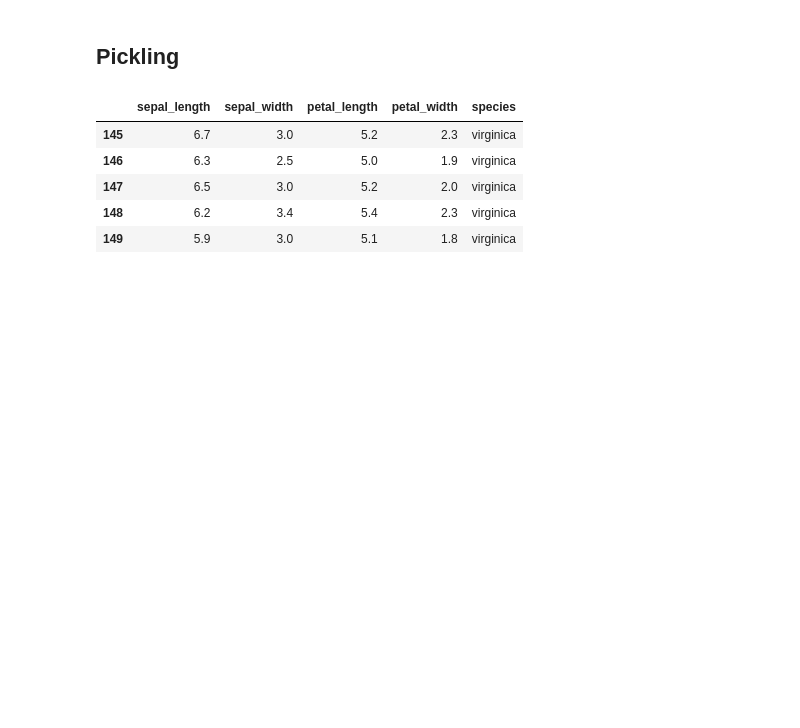
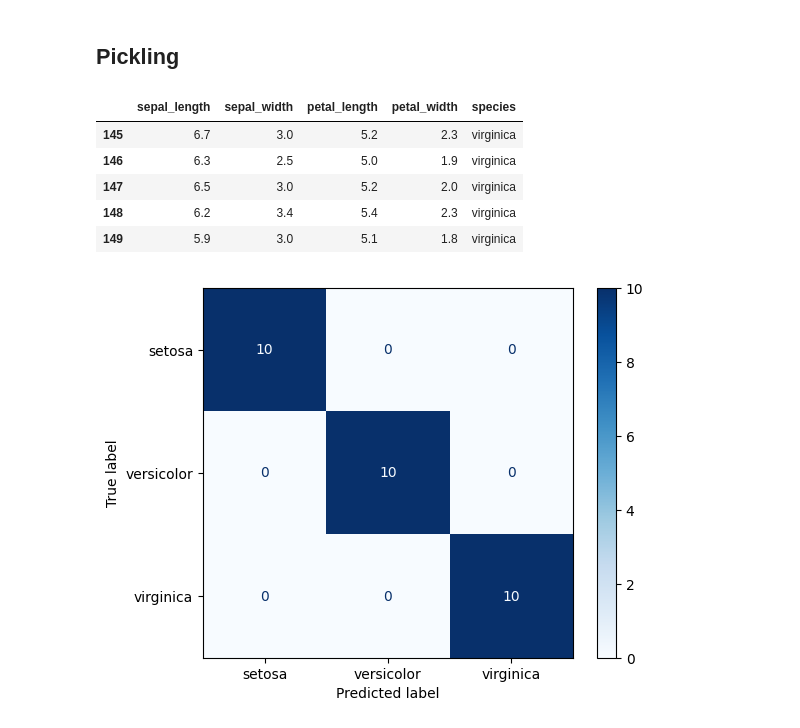
Before and after one commit to danielphilip12/Iris-Classification, a Jupyter notebook: classification.ipynb, the cells around one changed output. Drawn from its saved outputs; the diff is of its cells as text; code cells hidden in the pictures; blank space fills up the shorter version.

```diff
--- a/classification.ipynb
+++ b/classification.ipynb
@@ -173,3 +173,8 @@ df.tail()
 | 147 | 6.5 | 3.0 | 5.2 | 2.0 | virginica |
 | 148 | 6.2 | 3.4 | 5.4 | 2.3 | virginica |
 | 149 | 5.9 | 3.0 | 5.1 | 1.8 | virginica |
+# %%
+ConfusionMatrixDisplay.from_estimator(knn, X_test, y_test, cmap='Blues')
+plt.savefig('./images/knn_conf.png')
+# %% [output]
+[figure, added]
```
Also changed, not shown: parts of 1 cell of this notebook, 3 other files.
